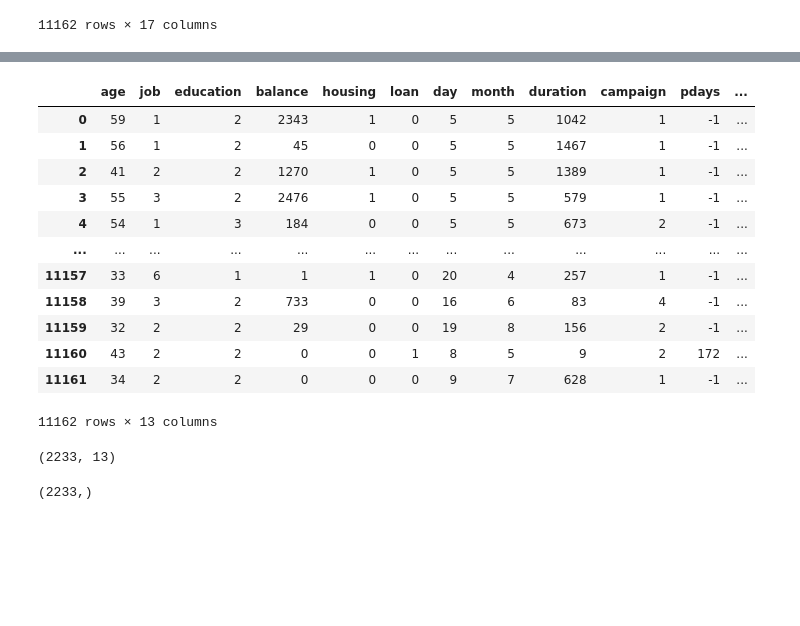
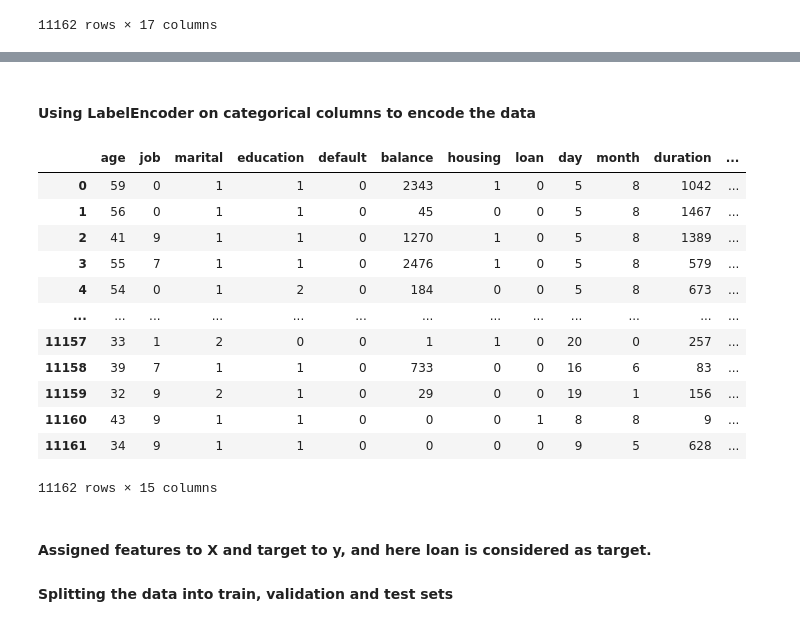
Before and after one commit to MAHJABEENMOHIUDDIN/Machine_Learning, a Jupyter notebook: Bank_classification_model.ipynb, the cells around one changed output, grey strips where cells are left out. Cells and saved outputs as stored; diff of their text form; code cells hidden in the pictures; blank space fills up the shorter version.

```diff
--- a/Bank_classification_model.ipynb
+++ b/Bank_classification_model.ipynb
@@ -123,9 +67 @@ cleaned_bank_df
 11162 rows × 17 columns
-# %%
-encoder = {'yes': 1, 'no': 0}
-
-cleaned_bank_df['housing'] = cleaned_bank_df['housing'].map(encoder)
-cleaned_bank_df['loan'] = cleaned_bank_df['loan'].map(encoder)
-cleaned_bank_df['deposit'] = cleaned_bank_df['deposit'].map(encoder)
-# %%
-y = cleaned_bank_df.pop('default')
@@ -147,4 +70,3 @@ Name: default, Length: 11162, dtype: int64
 # %%
 cleaned_bank_df=cleaned_bank_df.drop('contact', axis=1)
 cleaned_bank_df=cleaned_bank_df.drop('poutcome', axis=1)
-cleaned_bank_df=cleaned_bank_df.drop('marital', axis=1)
@@ -206,19 +73,39 @@ x['month'] = cleaned_bank_df['month'].map(encoder)
-# %%
-x
-# %% [output]
-|  | age | job | education | balance | housing | loan | day | month | duration | campaign | pdays | ... |
-| 0 | 59 | 1 | 2 | 2343 | 1 | 0 | 5 | 5 | 1042 | 1 | -1 | ... |
-| 1 | 56 | 1 | 2 | 45 | 0 | 0 | 5 | 5 | 1467 | 1 | -1 | ... |
-| 2 | 41 | 2 | 2 | 1270 | 1 | 0 | 5 | 5 | 1389 | 1 | -1 | ... |
-| 3 | 55 | 3 | 2 | 2476 | 1 | 0 | 5 | 5 | 579 | 1 | -1 | ... |
-| 4 | 54 | 1 | 3 | 184 | 0 | 0 | 5 | 5 | 673 | 2 | -1 | ... |
-| ... | ... | ... | ... | ... | ... | ... | ... | ... | ... | ... | ... | ... |
-| 11157 | 33 | 6 | 1 | 1 | 1 | 0 | 20 | 4 | 257 | 1 | -1 | ... |
-| 11158 | 39 | 3 | 2 | 733 | 0 | 0 | 16 | 6 | 83 | 4 | -1 | ... |
-| 11159 | 32 | 2 | 2 | 29 | 0 | 0 | 19 | 8 | 156 | 2 | -1 | ... |
-| 11160 | 43 | 2 | 2 | 0 | 0 | 1 | 8 | 5 | 9 | 2 | 172 | ... |
-| 11161 | 34 | 2 | 2 | 0 | 0 | 0 | 9 | 7 | 628 | 1 | -1 | ... |
-11162 rows × 13 columns
+# %% [markdown]
+#### Using LabelEncoder on categorical columns to encode the data
+# %%
+from sklearn.preprocessing import LabelEncoder
+
+# Initialize the LabelEncoder
+label_encoder = LabelEncoder()
+
+# Encode the 'month' column
+cleaned_bank_df['month'] = label_encoder.fit_transform(cleaned_bank_df['month'])
+cleaned_bank_df['job'] = label_encoder.fit_transform(cleaned_bank_df['job'])
+cleaned_bank_df['education'] = label_encoder.fit_transform(cleaned_bank_df['education'])
+cleaned_bank_df['marital'] = label_encoder.fit_transform(cleaned_bank_df['marital'])
+cleaned_bank_df['housing'] = label_encoder.fit_transform(cleaned_bank_df['housing'])
+cleaned_bank_df['default'] = label_encoder.fit_transform(cleaned_bank_df['default'])
+cleaned_bank_df['deposit'] = label_encoder.fit_transform(cleaned_bank_df['deposit'])
+cleaned_bank_df['loan'] = label_encoder.fit_transform(cleaned_bank_df['loan'])
+# %%
+cleaned_bank_df
+# %% [output]
+|  | age | job | marital | education | default | balance | housing | loan | day | month | duration | ... |
+| 0 | 59 | 0 | 1 | 1 | 0 | 2343 | 1 | 0 | 5 | 8 | 1042 | ... |
+| 1 | 56 | 0 | 1 | 1 | 0 | 45 | 0 | 0 | 5 | 8 | 1467 | ... |
+| 2 | 41 | 9 | 1 | 1 | 0 | 1270 | 1 | 0 | 5 | 8 | 1389 | ... |
+| 3 | 55 | 7 | 1 | 1 | 0 | 2476 | 1 | 0 | 5 | 8 | 579 | ... |
+| 4 | 54 | 0 | 1 | 2 | 0 | 184 | 0 | 0 | 5 | 8 | 673 | ... |
+| ... | ... | ... | ... | ... | ... | ... | ... | ... | ... | ... | ... | ... |
+| 11157 | 33 | 1 | 2 | 0 | 0 | 1 | 1 | 0 | 20 | 0 | 257 | ... |
+| 11158 | 39 | 7 | 1 | 1 | 0 | 733 | 0 | 0 | 16 | 6 | 83 | ... |
+| 11159 | 32 | 9 | 2 | 1 | 0 | 29 | 0 | 0 | 19 | 1 | 156 | ... |
+| 11160 | 43 | 9 | 1 | 1 | 0 | 0 | 0 | 1 | 8 | 8 | 9 | ... |
+| 11161 | 34 | 9 | 1 | 1 | 0 | 0 | 0 | 0 | 9 | 5 | 628 | ... |
+11162 rows × 15 columns
+# %% [markdown]
+#### Assigned features to X and target to y, and here loan is considered as target.
+#### Splitting the data into train, validation and test sets
 # %%
 from sklearn.model_selection import train_test_split
 # %%
@@ -226,8 +112,0 @@ x_data, x_test, y_data, y_test = train_test_split(x,y, test_size=0.2, random_sta
-# %%
-x_test.shape
-# %% [output]
-(2233, 13)
-# %%
-y_test.shape
-# %% [output]
-(2233,)
```
Also changed, not shown: parts of 70 cells of this notebook, 1 other file.
